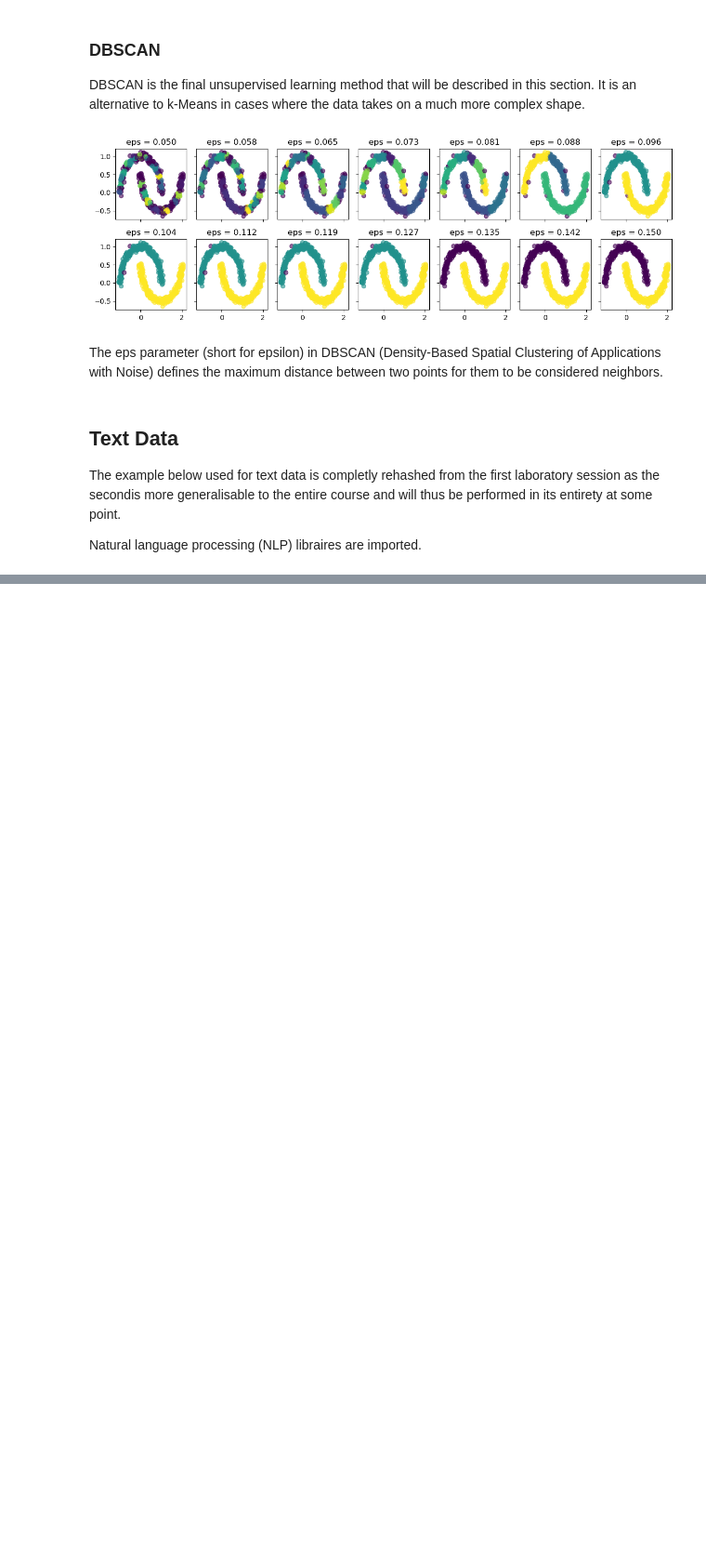
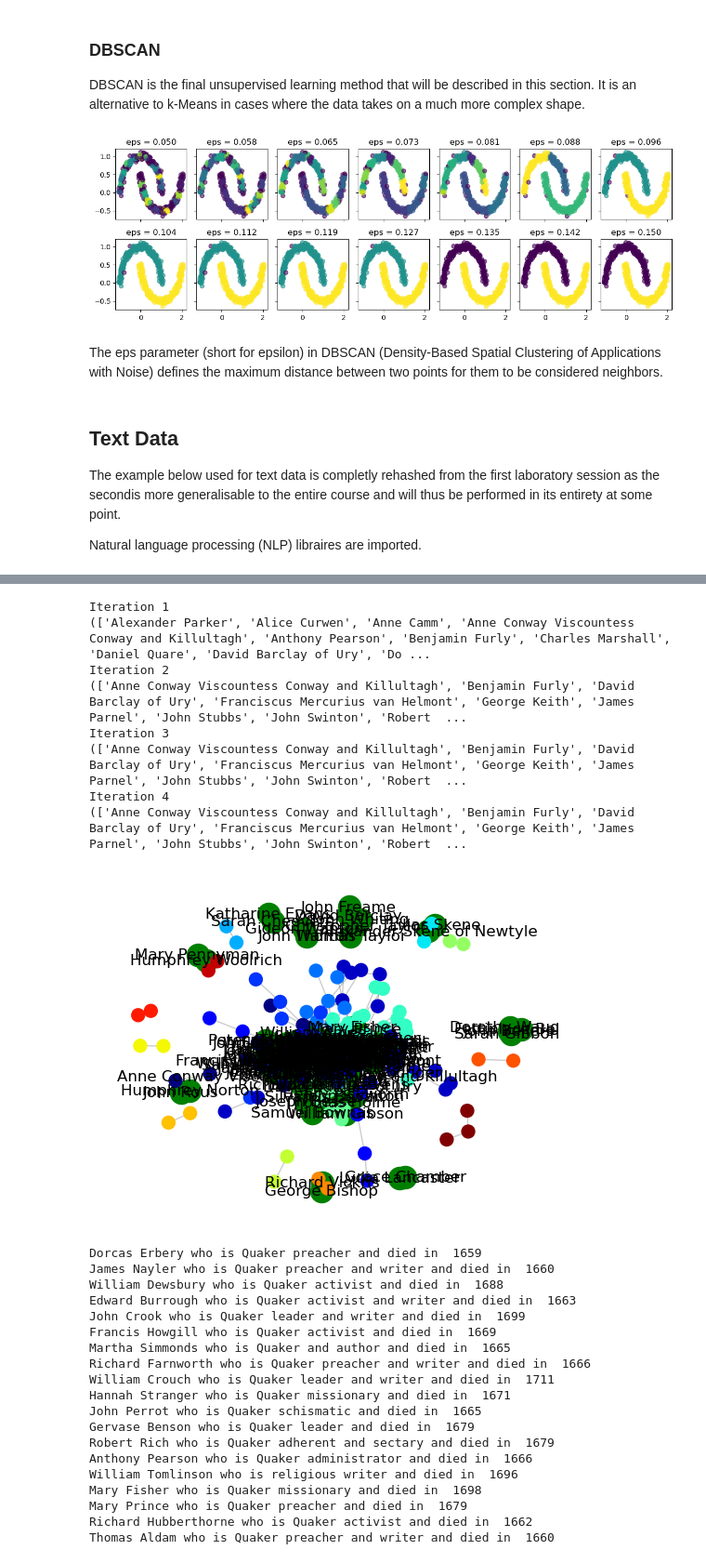
Before and after one commit to kabdelno/PersonalRepo-CS401, a Jupyter notebook: ExamPrep/MasterNotebook.ipynb, the cells around one changed output, grey strips where cells are left out. Shown at 93% size. Saved outputs shown, nothing was run; the diff lists cells and outputs as text; code cells hidden in the pictures; blank space fills up the shorter version.

```diff
--- a/ExamPrep/MasterNotebook.ipynb
+++ b/ExamPrep/MasterNotebook.ipynb
@@ -1552,0 +2014,57 @@ Natural language processing (NLP) libraires are imported.
+# %%
+## Girvan Newmann
+
+comp = girvan_newman(quakerG)
+it = 0
+for communities in itertools.islice(comp, 4):
+    it +=1
+    print('Iteration', it)
+    print(tuple(sorted(c) for c in communities))
+visualize_graph(quakerG,alpha=0.7)
+
+## Louvain
+partition = community_louvain.best_partition(quakerG)
+for n in quakerG.nodes:
+    quakerG.nodes[n]["louvain"] = partition[n]
+pos = nx.spring_layout(quakerG,k=0.2)
+ec = nx.draw_networkx_edges(quakerG, pos, alpha=0.2)
+nc = nx.draw_networkx_nodes(quakerG, pos, nodelist=quakerG.nodes(), node_color=[quakerG.nodes[n]["louvain"] for n in quakerG.nodes],
+                            node_size=100, cmap=plt.cm.jet)
+plt.axis('off')
+plt.show()
+## Analysing a specific cluster
+cluster_James = partition['James Nayler']
+# Take all the nodes that belong to James' cluster
+members_c = [q for q in quakerG.nodes if partition[q] == cluster_James]
+# get info about these quakers
+for quaker in members_c:
+    print(quaker, 'who is', quakerG.nodes[quaker]['Role'], 'and died in ',quakerG.nodes[quaker]['Deathdate'])
+# %% [output]
+Iteration 1
+(['Alexander Parker', 'Alice Curwen', 'Anne Camm', 'Anne Conway Viscountess Conway and Killultagh', 'Anthony Pearson', 'Benjamin Furly', 'Charles Marshall', 'Daniel Quare', 'David Barclay of Ury', 'Do ...
+Iteration 2
+(['Anne Conway Viscountess Conway and Killultagh', 'Benjamin Furly', 'David Barclay of Ury', 'Franciscus Mercurius van Helmont', 'George Keith', 'James Parnel', 'John Stubbs', 'John Swinton', 'Robert  ...
+Iteration 3
+(['Anne Conway Viscountess Conway and Killultagh', 'Benjamin Furly', 'David Barclay of Ury', 'Franciscus Mercurius van Helmont', 'George Keith', 'James Parnel', 'John Stubbs', 'John Swinton', 'Robert  ...
+Iteration 4
+(['Anne Conway Viscountess Conway and Killultagh', 'Benjamin Furly', 'David Barclay of Ury', 'Franciscus Mercurius van Helmont', 'George Keith', 'James Parnel', 'John Stubbs', 'John Swinton', 'Robert  ...
+[figure, added]
+Dorcas Erbery who is Quaker preacher and died in  1659
+James Nayler who is Quaker preacher and writer and died in  1660
+William Dewsbury who is Quaker activist and died in  1688
+Edward Burrough who is Quaker activist and writer and died in  1663
+John Crook who is Quaker leader and writer and died in  1699
+Francis Howgill who is Quaker activist and died in  1669
+Martha Simmonds who is Quaker and author and died in  1665
+Richard Farnworth who is Quaker preacher and writer and died in  1666
+William Crouch who is Quaker leader and writer and died in  1711
+Hannah Stranger who is Quaker missionary and died in  1671
+John Perrot who is Quaker schismatic and died in  1665
+Gervase Benson who is Quaker leader and died in  1679
+Robert Rich who is Quaker adherent and sectary and died in  1679
+Anthony Pearson who is Quaker administrator and died in  1666
+William Tomlinson who is religious writer and died in  1696
+Mary Fisher who is Quaker missionary and died in  1698
+Mary Prince who is Quaker preacher and died in  1679
+Richard Hubberthorne who is Quaker activist and died in  1662
+Thomas Aldam who is Quaker preacher and writer and died in  1660
```
Also changed, not shown: parts of 48 cells of this notebook.
